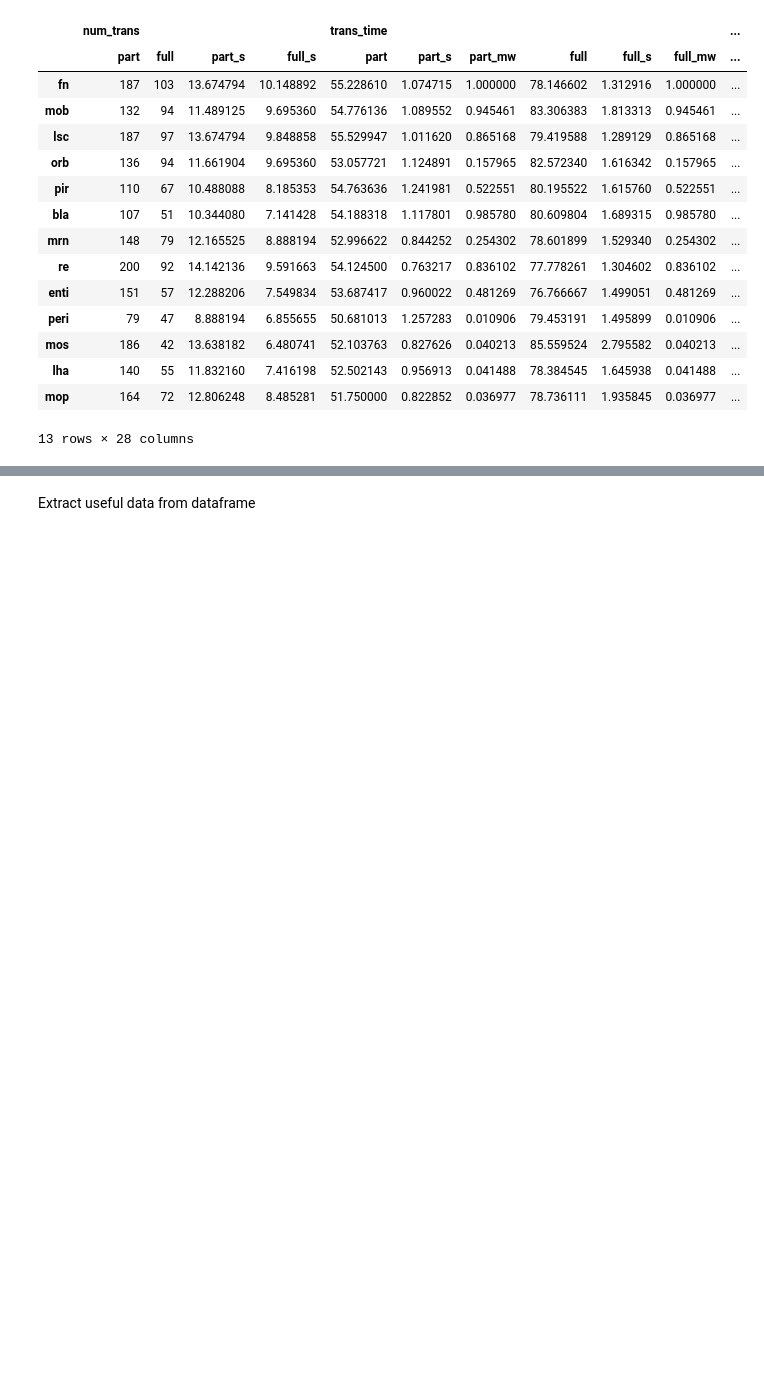
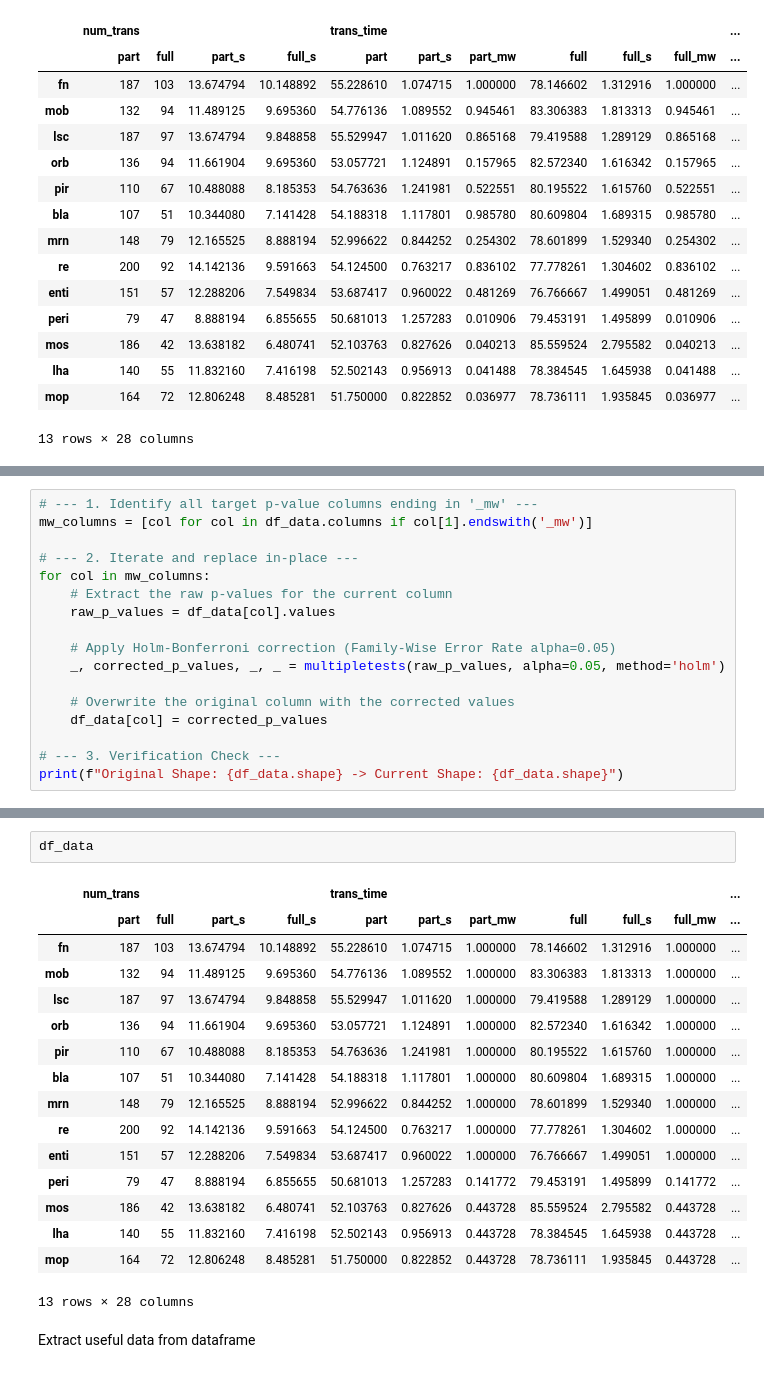
Before and after one commit to csndl-iitd/srg-tes-epilepsy-models, a Jupyter notebook: analysis/notebooks/Analyse fig_March_26.ipynb, the cells around one changed output, grey strips where cells are left out. Saved outputs shown, nothing was run; the diff lists cells and outputs as text; blank space fills up the shorter version.

```diff
--- a/analysis/notebooks/Analyse fig_March_26.ipynb
+++ b/analysis/notebooks/Analyse fig_March_26.ipynb
@@ -459,0 +464,17 @@ df_data
+# %%
+# --- 1. Identify all target p-value columns ending in '_mw' ---
+mw_columns = [col for col in df_data.columns if col[1].endswith('_mw')]
+
+# --- 2. Iterate and replace in-place ---
+for col in mw_columns:
+    # Extract the raw p-values for the current column
+    raw_p_values = df_data[col].values
+
+    # Apply Holm-Bonferroni correction (Family-Wise Error Rate alpha=0.05)
+    _, corrected_p_values, _, _ = multipletests(raw_p_values, alpha=0.05, method='holm')
+
+    # Overwrite the original column with the corrected values
+    df_data[col] = corrected_p_values
+
+# --- 3. Verification Check ---
+print(f"Original Shape: {df_data.shape} -> Current Shape: {df_data.shape}")
@@ -460,3 +500,22 @@ df_data
+# %%
+df_data
+# %% [output]
+|  | num_trans |  |  |  | trans_time |  |  |  |  |  | ... |
+|  | part | full | part_s | full_s | part | part_s | part_mw | full | full_s | full_mw | ... |
+| fn | 187 | 103 | 13.674794 | 10.148892 | 55.228610 | 1.074715 | 1.000000 | 78.146602 | 1.312916 | 1.000000 | ... |
+| mob | 132 | 94 | 11.489125 | 9.695360 | 54.776136 | 1.089552 | 1.000000 | 83.306383 | 1.813313 | 1.000000 | ... |
+| lsc | 187 | 97 | 13.674794 | 9.848858 | 55.529947 | 1.011620 | 1.000000 | 79.419588 | 1.289129 | 1.000000 | ... |
+| orb | 136 | 94 | 11.661904 | 9.695360 | 53.057721 | 1.124891 | 1.000000 | 82.572340 | 1.616342 | 1.000000 | ... |
+| pir | 110 | 67 | 10.488088 | 8.185353 | 54.763636 | 1.241981 | 1.000000 | 80.195522 | 1.615760 | 1.000000 | ... |
+| bla | 107 | 51 | 10.344080 | 7.141428 | 54.188318 | 1.117801 | 1.000000 | 80.609804 | 1.689315 | 1.000000 | ... |
+| mrn | 148 | 79 | 12.165525 | 8.888194 | 52.996622 | 0.844252 | 1.000000 | 78.601899 | 1.529340 | 1.000000 | ... |
+| re | 200 | 92 | 14.142136 | 9.591663 | 54.124500 | 0.763217 | 1.000000 | 77.778261 | 1.304602 | 1.000000 | ... |
+| enti | 151 | 57 | 12.288206 | 7.549834 | 53.687417 | 0.960022 | 1.000000 | 76.766667 | 1.499051 | 1.000000 | ... |
+| peri | 79 | 47 | 8.888194 | 6.855655 | 50.681013 | 1.257283 | 0.141772 | 79.453191 | 1.495899 | 0.141772 | ... |
+| mos | 186 | 42 | 13.638182 | 6.480741 | 52.103763 | 0.827626 | 0.443728 | 85.559524 | 2.795582 | 0.443728 | ... |
+| lha | 140 | 55 | 11.832160 | 7.416198 | 52.502143 | 0.956913 | 0.443728 | 78.384545 | 1.645938 | 0.443728 | ... |
+| mop | 164 | 72 | 12.806248 | 8.485281 | 51.750000 | 0.822852 | 0.443728 | 78.736111 | 1.935845 | 0.443728 | ... |
+13 rows × 28 columns
 # %% [markdown]
 Extract useful data from dataframe
 # %%
```
Also changed, not shown: parts of 73 cells of this notebook, 4 other files.
